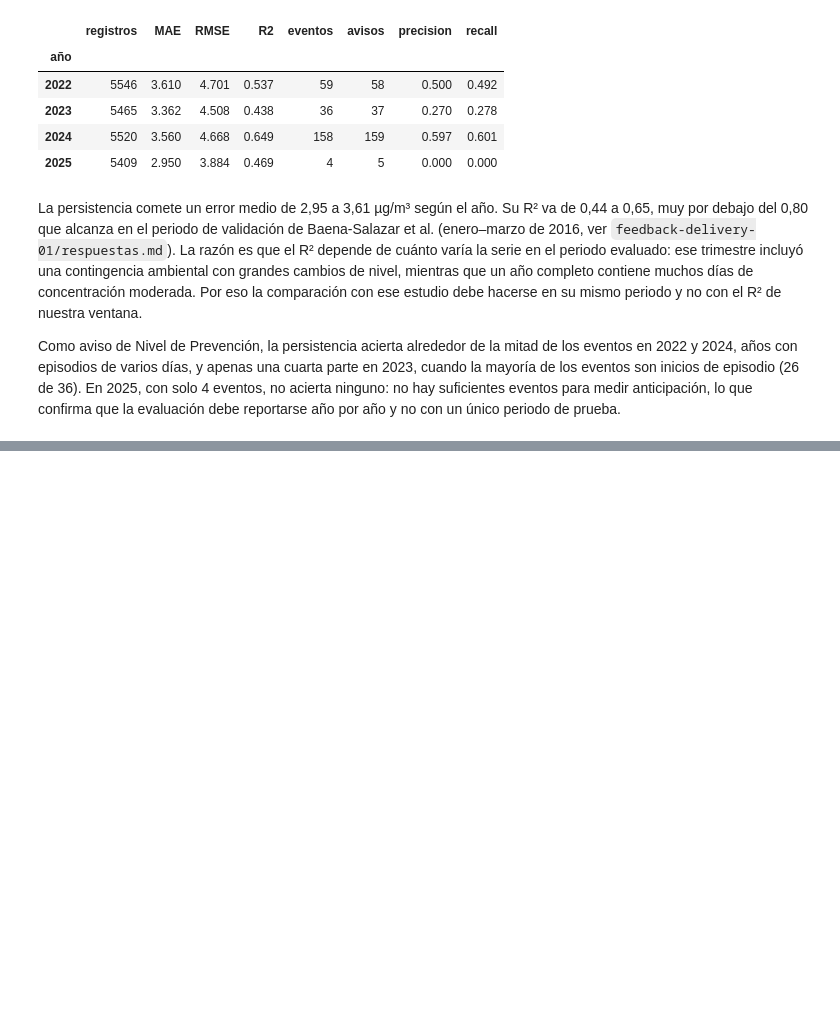
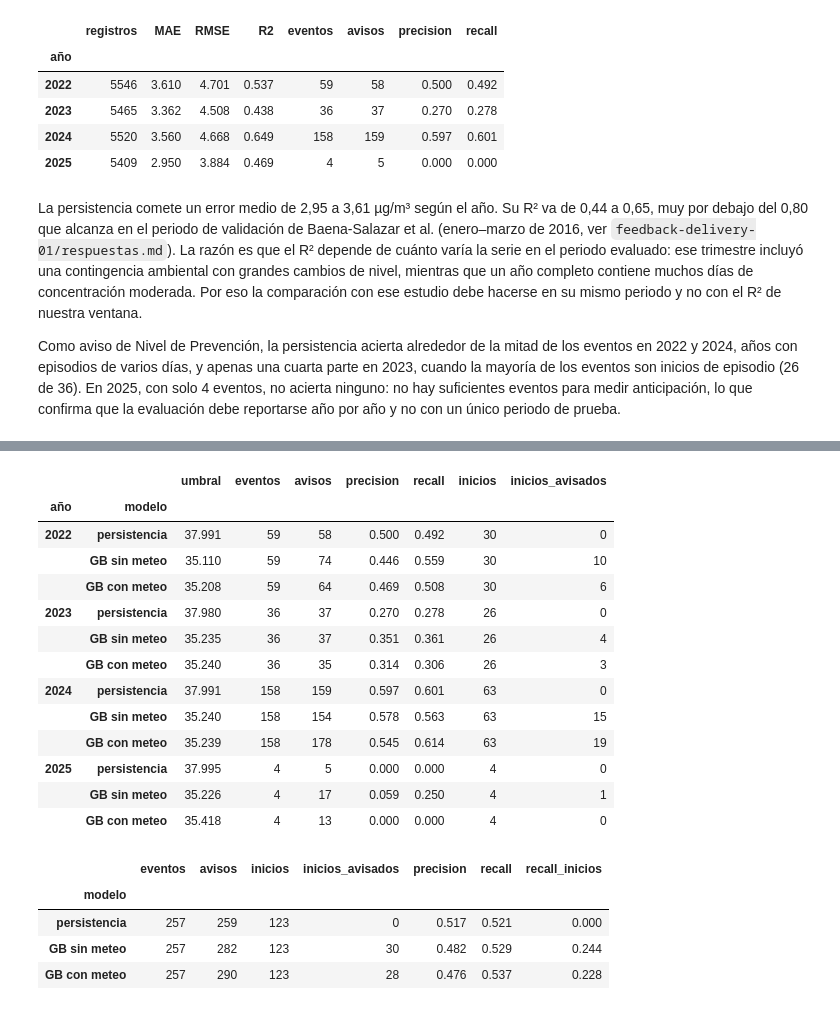
Before and after one commit to linaballesteros/air-quality-applied-ml, a Jupyter notebook: notebooks/02_modelado.ipynb, the cells around one changed output, grey strips where cells are left out. Drawn from its saved outputs; the diff is of its cells as text; code cells hidden in the pictures; blank space fills up the shorter version.

```diff
--- a/notebooks/02_modelado.ipynb
+++ b/notebooks/02_modelado.ipynb
@@ -161,0 +279,9 @@ Como aviso de Nivel de Prevención, la persistencia acierta alrededor de la mita
+# %%
+rows = []
+for year in [*TEST_YEARS, '2022–2025']:
+    mask = evaluated['year'] >= 2022 if year == '2022–2025' else evaluated['year'] == year
+    for model in MODELS:
+        rows.append({'año': year, 'modelo': model, **warning_metrics(
+            evaluated.loc[mask, TARGET], predictions.loc[mask, model], evaluated.loc[mask, 'inicio_episodio'], PREVENTION_THRESHOLD)})
+fixed = pd.DataFrame(rows).set_index(['año', 'modelo'])
+display(fixed.loc['2022–2025'].round(3))
@@ -161,0 +300,37 @@ Como aviso de Nivel de Prevención, la persistencia acierta alrededor de la mita
+# %%
+rows = []
+for year in TEST_YEARS:
+    calibration, mask = evaluated['year'] < year, evaluated['year'] == year
+    for model in MODELS:
+        threshold = threshold_for_budget(evaluated.loc[calibration, TARGET], predictions.loc[calibration, model])
+        rows.append({'año': year, 'modelo': model, 'umbral': threshold, **warning_metrics(
+            evaluated.loc[mask, TARGET], predictions.loc[mask, model], evaluated.loc[mask, 'inicio_episodio'], threshold)})
+budget = pd.DataFrame(rows).set_index(['año', 'modelo'])
+display(budget.round(3))
+
+totals = budget.groupby('modelo')[['eventos', 'avisos', 'inicios', 'inicios_avisados']].sum().loc[MODELS]
+hits = (budget['precision'] * budget['avisos']).groupby('modelo').sum().loc[MODELS]
+totals['precision'] = hits / totals['avisos']
+totals['recall'] = hits / totals['eventos']
+totals['recall_inicios'] = totals['inicios_avisados'] / totals['inicios']
+display(totals.round(3))
+# %% [output]
+|  |  | umbral | eventos | avisos | precision | recall | inicios | inicios_avisados |
+| año | modelo |  |  |  |  |  |  |  |
+| 2022 | persistencia | 37.991 | 59 | 58 | 0.500 | 0.492 | 30 | 0 |
+|  | GB sin meteo | 35.110 | 59 | 74 | 0.446 | 0.559 | 30 | 10 |
+|  | GB con meteo | 35.208 | 59 | 64 | 0.469 | 0.508 | 30 | 6 |
+| 2023 | persistencia | 37.980 | 36 | 37 | 0.270 | 0.278 | 26 | 0 |
+|  | GB sin meteo | 35.235 | 36 | 37 | 0.351 | 0.361 | 26 | 4 |
+|  | GB con meteo | 35.240 | 36 | 35 | 0.314 | 0.306 | 26 | 3 |
+| 2024 | persistencia | 37.991 | 158 | 159 | 0.597 | 0.601 | 63 | 0 |
+|  | GB sin meteo | 35.240 | 158 | 154 | 0.578 | 0.563 | 63 | 15 |
+|  | GB con meteo | 35.239 | 158 | 178 | 0.545 | 0.614 | 63 | 19 |
+| 2025 | persistencia | 37.995 | 4 | 5 | 0.000 | 0.000 | 4 | 0 |
+|  | GB sin meteo | 35.226 | 4 | 17 | 0.059 | 0.250 | 4 | 1 |
+|  | GB con meteo | 35.418 | 4 | 13 | 0.000 | 0.000 | 4 | 0 |
+|  | eventos | avisos | inicios | inicios_avisados | precision | recall | recall_inicios |
+| modelo |  |  |  |  |  |  |  |
+| persistencia | 257 | 259 | 123 | 0 | 0.517 | 0.521 | 0.000 |
+| GB sin meteo | 257 | 282 | 123 | 30 | 0.482 | 0.529 | 0.244 |
+| GB con meteo | 257 | 290 | 123 | 28 | 0.476 | 0.537 | 0.228 |
```
Also changed, not shown: parts of 22 cells of this notebook, 7 other files.
